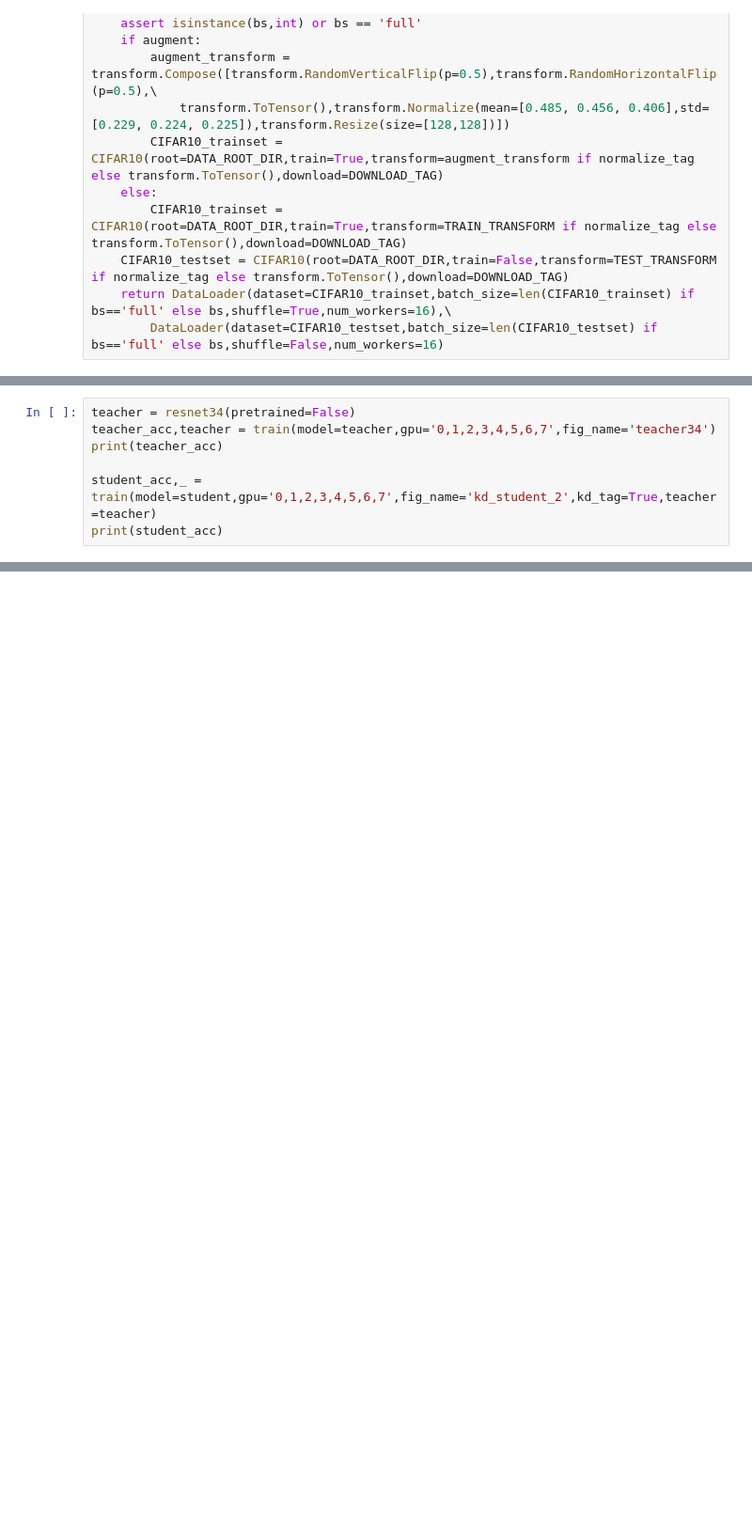
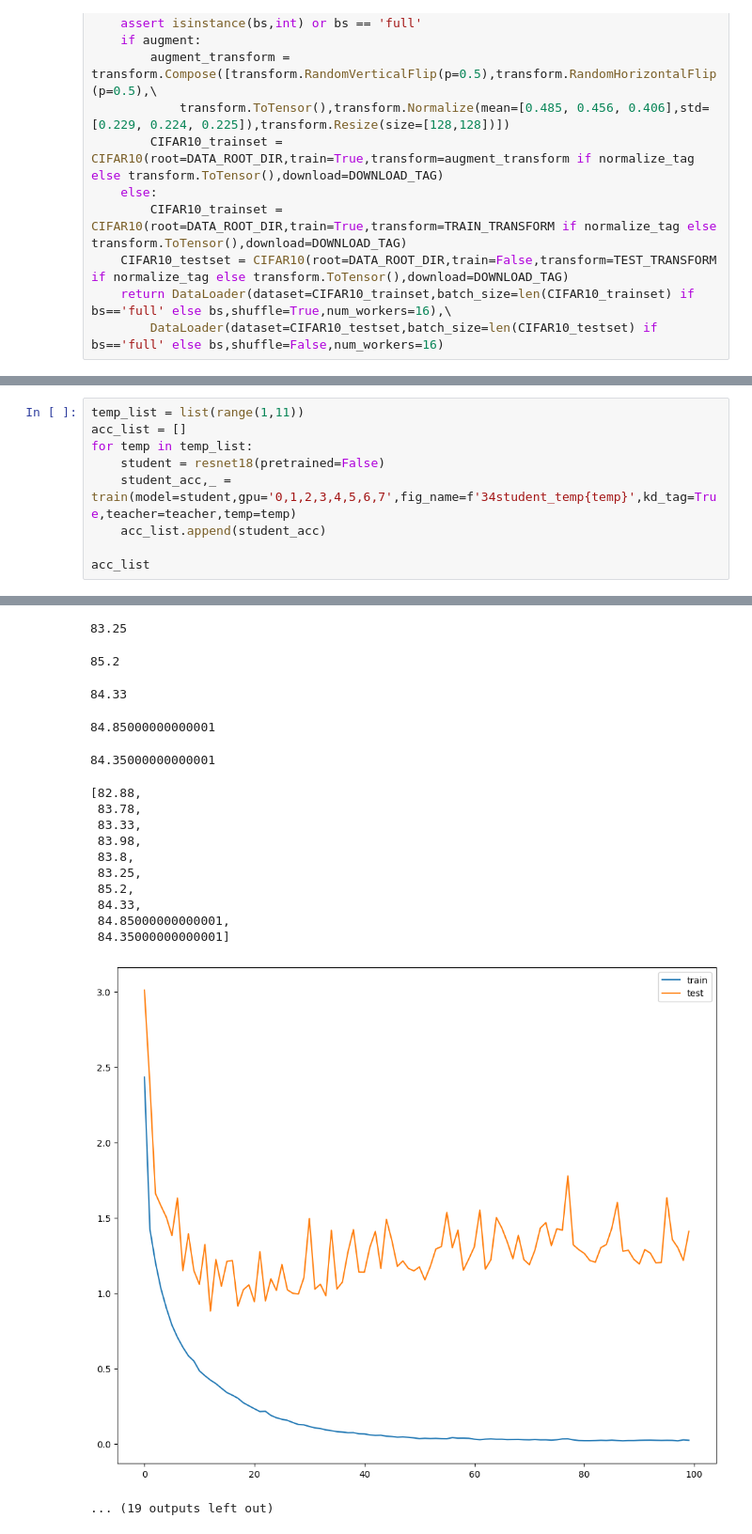
Before and after one commit to Coobiw/self-learning-codes-notes, a Jupyter notebook: codes/kd/kd_cifar10.ipynb, the cells around one changed output, grey strips where cells are left out. Shown at 94% size. Drawn from its saved outputs; the diff is of its cells as text; blank space fills up the shorter version.

```diff
--- a/codes/kd/kd_cifar10.ipynb
+++ b/codes/kd/kd_cifar10.ipynb
@@ -204,7 +226,0 @@ student_acc
-# %%
-teacher = resnet34(pretrained=False)
-teacher_acc,teacher = train(model=teacher,gpu='0,1,2,3,4,5,6,7',fig_name='teacher34')
-print(teacher_acc)
-
-student_acc,_ = train(model=student,gpu='0,1,2,3,4,5,6,7',fig_name='kd_student_2',kd_tag=True,teacher=teacher)
-print(student_acc)
@@ -249,0 +243,10 @@ Text(0.5, 1.0, 'acc-temperature')
+# %%
+temp_list = list(range(1,11))
+acc_list = []
+for temp in temp_list:
+    student = resnet18(pretrained=False)
+    student_acc,_ = train(model=student,gpu='0,1,2,3,4,5,6,7',fig_name=f'34student_temp{temp}',kd_tag=True,teacher=teacher,temp=temp)
+    acc_list.append(student_acc)
+
+acc_list
+# %% [output]
@@ -249,0 +258,17 @@ Text(0.5, 1.0, 'acc-temperature')
+83.25
+85.2
+84.33
+84.85000000000001
+84.35000000000001
+[82.88,
+ 83.78,
+ 83.33,
+ 83.98,
+ 83.8,
+ 83.25,
+ 85.2,
+ 84.33,
+ 84.85000000000001,
+ 84.35000000000001]
+[figure, added]
+... (19 outputs left out)
```
Also changed, not shown: parts of 11 cells of this notebook.
